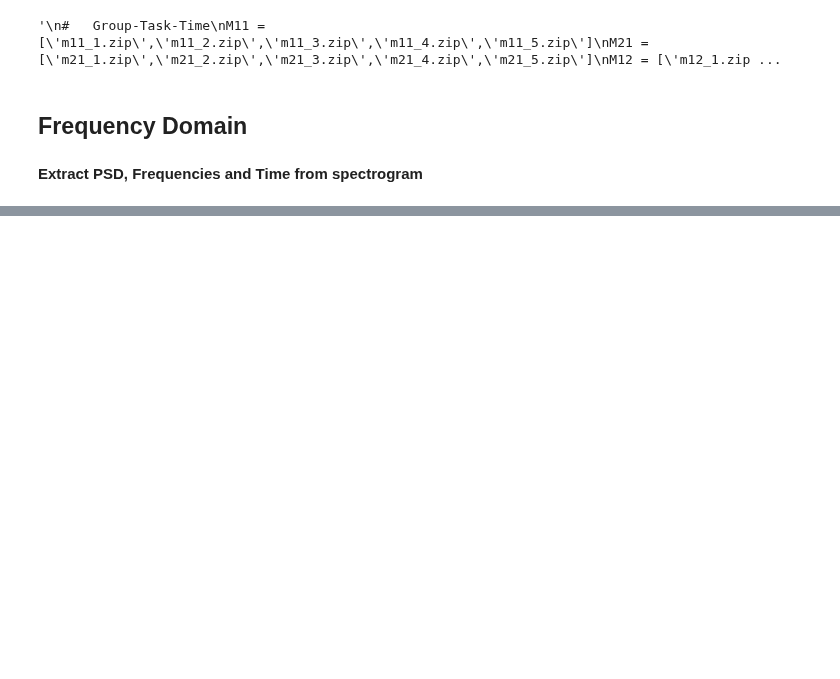
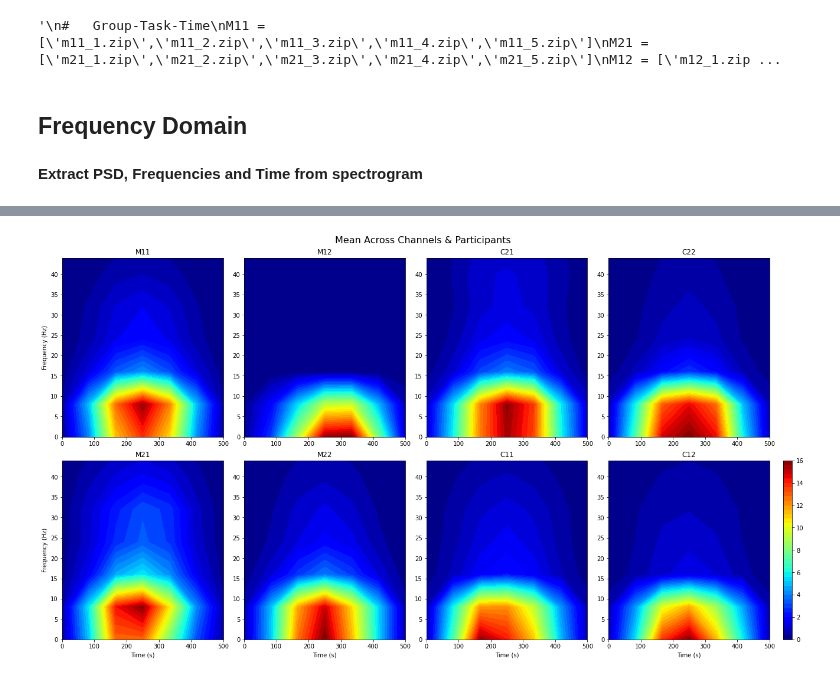
Before and after one commit to iggy96/eegMusicTherapy, a Jupyter notebook: spectrogram.ipynb, the cells around one changed output, grey strips where cells are left out. Cells and saved outputs as stored; diff of their text form; code cells hidden in the pictures; blank space fills up the shorter version.

```diff
--- a/spectrogram.ipynb
+++ b/spectrogram.ipynb
@@ -220,0 +221,43 @@ meanparchan_pxM11,meanparchan_pxM12,meanparchan_pxM21,meanparchan_pxM22 = np.nan
+# %%
+#  Average power bins across participants and channels
+meanparchan_pxM11,meanparchan_pxM12,meanparchan_pxM21,meanparchan_pxM22 = np.nanmean(meanpar_pxM11,axis=0),np.nanmean(meanpar_pxM12,axis=0),np.nanmean(meanpar_pxM21,axis=0),np.nanmean(meanpar_pxM22,axis=0)
+meanparchan_pxC11,meanparchan_pxC12,meanparchan_pxC21,meanparchan_pxC22 = np.nanmean(meanpar_pxC11,axis=0),np.nanmean(meanpar_pxC12,axis=0),np.nanmean(meanpar_pxC21,axis=0),np.nanmean(meanpar_pxC22,axis=0)
+freqs,time = s_fxM11[0,0,0,:],s_txM11[0,0,0,:]
+
+fig, ax = plt.subplots(2,4, figsize=(18,10), constrained_layout=True)
+fig.suptitle('Mean Across Channels & Participants', fontsize=16)
+ax[0,0].set_title('M11')
+ax[0,1].set_title('M12')
+ax[0,2].set_title('C21')
+ax[0,3].set_title('C22')
+ax[1,0].set_title('M21')
+ax[1,1].set_title('M22')
+ax[1,2].set_title('C11')
+ax[1,3].set_title('C12')
+ax[0,0].set_ylabel('Frequency (Hz)')
+ax[1,0].set_ylabel('Frequency (Hz)')
+ax[1,0].set_xlabel('Time (s)')
+ax[1,1].set_xlabel('Time (s)')
+ax[1,2].set_xlabel('Time (s)')
+ax[1,3].set_xlabel('Time (s)')
+ax[0,0].set_ylim(0,44)
+ax[0,1].set_ylim(0,44)
+ax[0,2].set_ylim(0,44)
+ax[0,3].set_ylim(0,44)
+ax[1,0].set_ylim(0,44)
+ax[1,1].set_ylim(0,44)
+ax[1,2].set_ylim(0,44)
+ax[1,3].set_ylim(0,44)
+levels = 45
+spectrum = ax[0,0].contourf(time, freqs, meanparchan_pxM11,levels,cmap='jet')
+spectrum = ax[0,1].contourf(time, freqs, meanparchan_pxM12,levels,cmap='jet')
+spectrum = ax[0,2].contourf(time, freqs, meanparchan_pxC21,levels,cmap='jet')
+spectrum = ax[0,3].contourf(time, freqs, meanparchan_pxC22,levels,cmap='jet')
+spectrum = ax[1,0].contourf(time, freqs, meanparchan_pxM21,levels,cmap='jet')
+spectrum = ax[1,1].contourf(time, freqs, meanparchan_pxM22,levels,cmap='jet')
+spectrum = ax[1,2].contourf(time, freqs, meanparchan_pxC11,levels,cmap='jet')
+spectrum = ax[1,3].contourf(time, freqs, meanparchan_pxC12,levels,cmap='jet')
+cbar = plt.colorbar(spectrum)
+plt.show()
+# %% [output]
+[figure, added]
```
Also changed, not shown: parts of 4 cells of this notebook.
